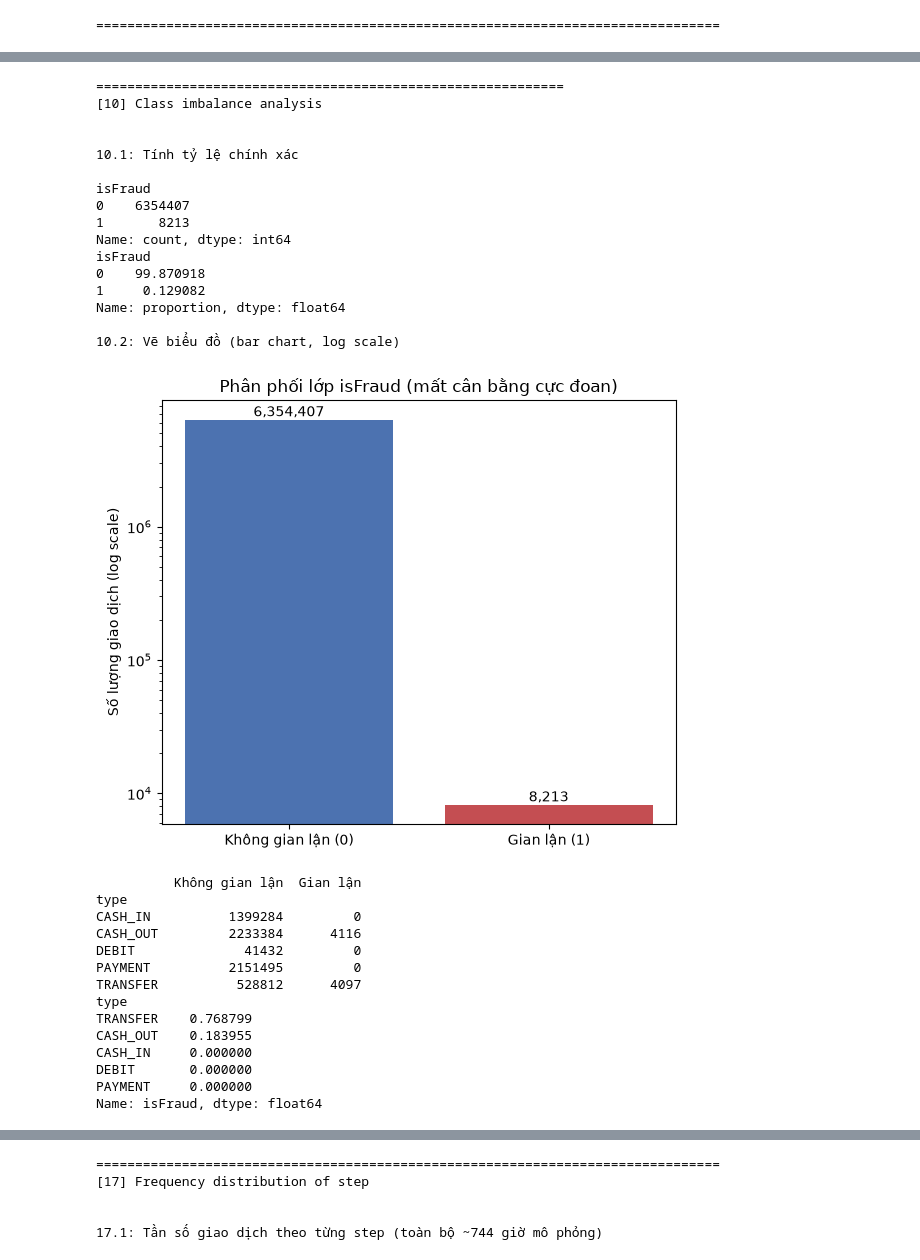
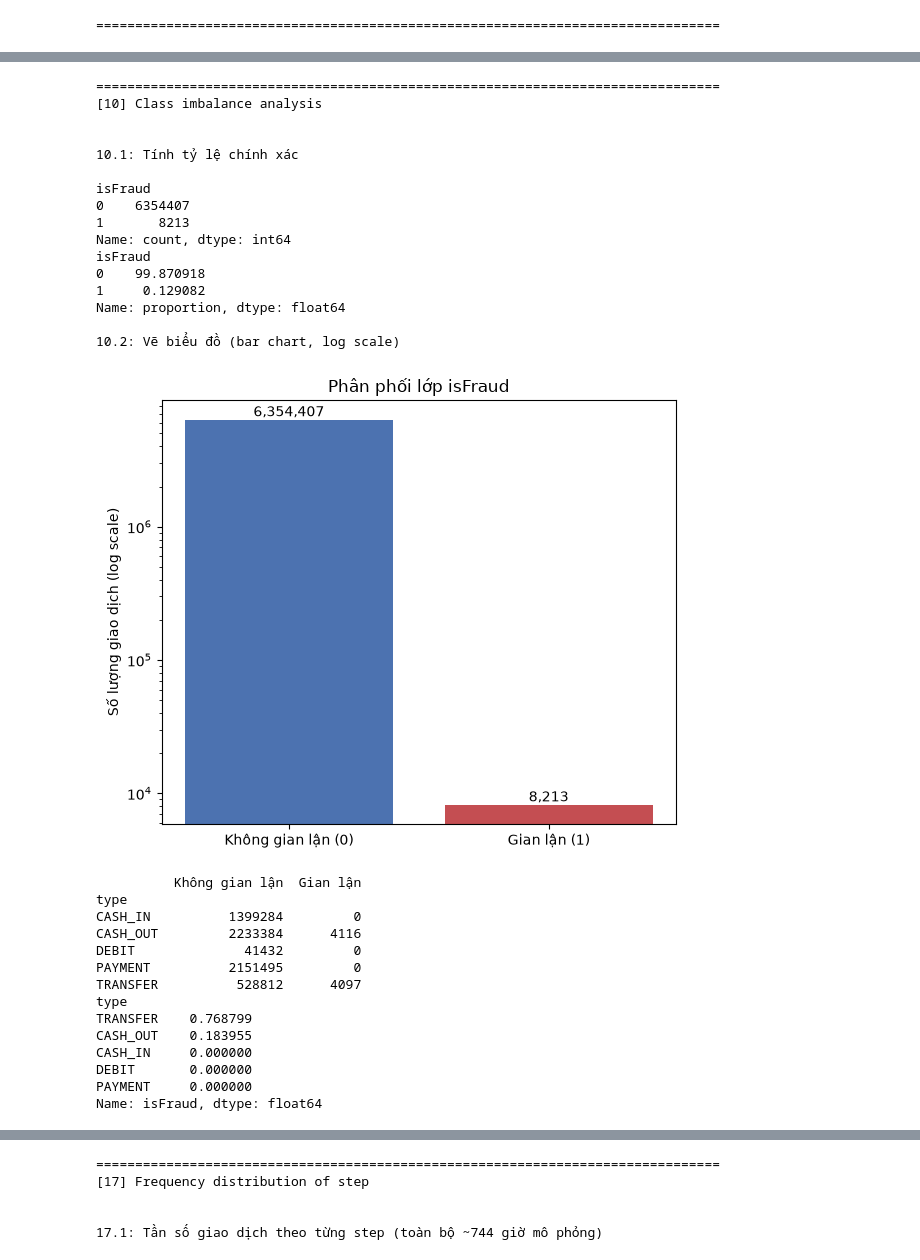
Before and after one commit to PH31M/fraud-detection-thesis, a Jupyter notebook: notebooks/01_eda.ipynb, the cells around one changed output, grey strips where cells are left out. Cells and saved outputs as stored; diff of their text form; code cells hidden in the pictures.

Commit message:
Renew Image figure for Chapter 4

```diff
--- a/notebooks/01_eda.ipynb
+++ b/notebooks/01_eda.ipynb
@@ -358,6 +355,7 @@ section("[10] Class imbalance analysis")
 tit("10.1: Tính tỷ lệ chính xác")
 fraud_counts = df['isFraud'].value_counts()
 fraud_pct = df['isFraud'].value_counts(normalize=True) * 100
+
 print(fraud_counts)
 print(fraud_pct)
 
@@ -371,7 +369,7 @@ colors = ['#4C72B0', '#C44E52']
 bars = ax.bar(['Không gian lận (0)', 'Gian lận (1)'], fraud_counts.values, color=colors)
 ax.set_yscale('log')
 ax.set_ylabel('Số lượng giao dịch (log scale)')
-ax.set_title('Phân phối lớp isFraud (mất cân bằng cực đoan)')
+ax.set_title('Phân phối lớp isFraud')
 
 # Thêm số liệu thật lên đầu mỗi cột để dễ đọc.
 for bar, count in zip(bars, fraud_counts.values):
@@ -420,35 +418,35 @@ print(df[df['isFraud']==1]['amount'].describe())
 
 # 13.2: Vẽ boxplot để so sánh phân phối amount giữa các nhóm, dùng scale log để dễ nhìn.
 fig, ax = plt.subplots(figsize=(7, 5))
 # Chỉ giữ TRANSFER và CASH_OUT vì đây là hai loại giao dịch thực sự có gian lận.
 subset = df[df['type'].isin(['TRANSFER', 'CASH_OUT'])]
 sns.boxplot(data=subset, x='isFraud', y='amount', ax=ax)
 ax.set_yscale('log')
 ax.set_xticklabels(['Không gian lận', 'Gian lận'])
 ax.set_ylabel('Số tiền giao dịch (log scale)')
 ax.set_title('Phân phối số tiền giao dịch theo trạng thái gian lận\n(chỉ TRANSFER và CASH_OUT)')
 
 plt.tight_layout()
 plt.savefig(FIGURES_DIR / 'amount_distribution_fraud.png', dpi=150)
 plt.show()
 # %% [output]
-============================================================
+================================================================================
 [10] Class imbalance analysis
 
 
 10.1: Tính tỷ lệ chính xác
 
 isFraud
 0    6354407
 1       8213
 Name: count, dtype: int64
 isFraud
 0    99.870918
 1     0.129082
 Name: proportion, dtype: float64
 
 10.2: Vẽ biểu đồ (bar chart, log scale)
-[figure, old version]
+[figure, new version]
           Không gian lận  Gian lận
 type
 CASH_IN          1399284         0
```
Also changed, not shown: parts of 6 cells of this notebook, 56 other files.
